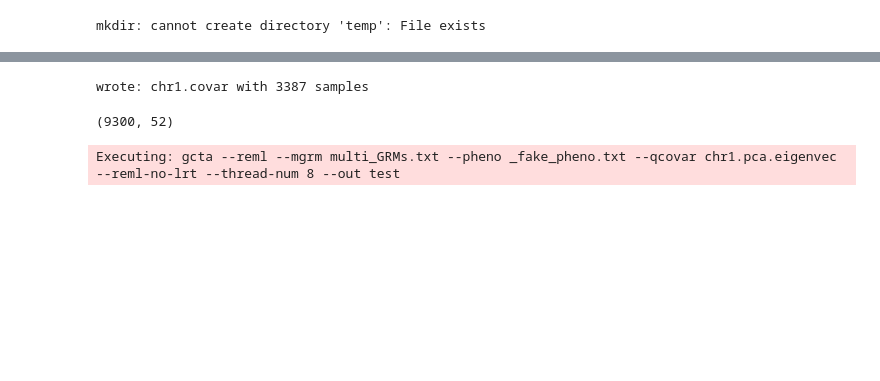
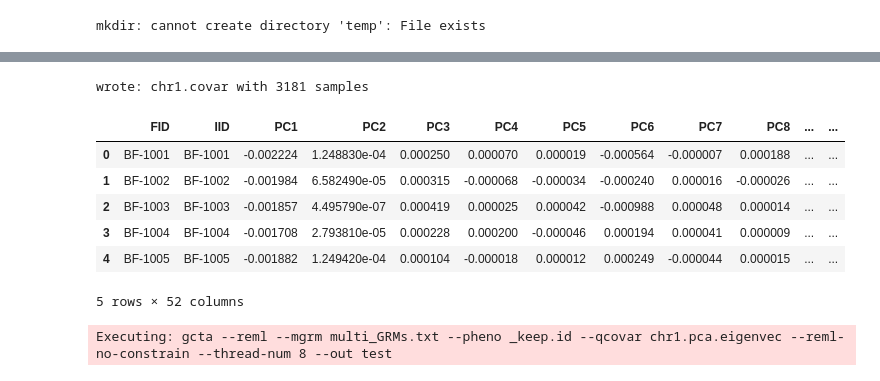
Before and after one commit to dvitale199/rare_variants, a Jupyter notebook: rare_variant_analysis.ipynb, the cells around one changed output, grey strips where cells are left out. Drawn from its saved outputs; the diff is of its cells as text; code cells hidden in the pictures; blank space fills up the shorter version.

```diff
--- a/rare_variant_analysis.ipynb
+++ b/rare_variant_analysis.ipynb
@@ -156,8 +250,11 @@ gcta64 --bfile {mafbinfile}\
+# %%
+for chrnum in range(1,23):
+    pass
 # %%
 # need to rerun for jobs that were killed
 outputs = glob.glob('freq.*.mafbin*.ldbin.score.ld')
 # len(glob.glob('*.ldbin.log'))
-expected_out = ['freq.' + str(i) + '.mafbin' + str(j) + '.ldbin.score.ld' for i in range(1,23) for j in range(1,8)]
+expected_out = ['freq.' + str(i) + '.mafbin' + str(j) + '.ldbin.score.ld' for i in range(1,23) for j in range(1,7)]
 missing = [bed.replace('.ldbin.score.ld', '') for bed in list(set(expected_out) - set(outputs))]
 
 with open('_rerunscript.swarm', 'w') as f:
@@ -175,7 +274,7 @@ gcta64 --bfile {mafbinfile}\
 for chrnum in range(1,23):
     pfile = f'{wgsfolder}/pd.june2019.chr{chrnum}.sqc'
     freqfile = f'freq.{chrnum}'
-    for Indx in range(1,8):
+    for Indx in range(1,7):
         mafbinIndx = f'mafbin{Indx}'
         mafbinfile =  f'{freqfile}.{mafbinIndx}'
 
@@ -195,13 +294,12 @@ for chrnum in range(1,23):
             ldbinIndx = f'{mafbinfile}.ldbin{i}'
             df.loc[df.Group==i, ['SNP']].to_csv(
                 f'{ldbinIndx}', index=False, single_file=True)
-            gctacmd2 = f'\
-            gcta64 --bfile {mafbinfile}\
- --extract {ldbinIndx}\
- --make-grm\
- --out {ldbinIndx}'
-            myfunc.shell_do(gctacmd2)
-            print(gctacmd2)
+#             gctacmd2 = f'\
+#             gcta64 --bfile {mafbinfile}\
+#  --extract {ldbinIndx}\
+#  --make-grm\
+#  --out {ldbinIndx}'
+#             myfunc.shell_do(gctacmd2)
             with open('multi_GRMs.txt', 'a') as f:
                 f.write(f'{ldbinIndx}\n')
         # mafbin information save to mafbinInfo.csv
@@ -215,27 +313,35 @@ for chrnum in range(1,2):
     pcs_df = pd.read_csv(f'chr{chrnum}.pca.eigenvec', sep='\t')
     pcs_df.rename(columns={'#FID':'FID'}, inplace=True)
     covar_df = df[['FID', 'IID', 'AGE', 'FEMALE']].merge(pcs_df, on=['FID','IID'])
-    covar_df.AGE.fillna(covar_df.AGE.mean(), inplace=True)
-    covar_df.FEMALE.fillna(covar_df.FEMALE.median(),inplace=True)
+    covar_df.drop(['AGE','FEMALE'], axis=1, inplace=True)
+#     covar_df.AGE.fillna(covar_df.AGE.mean(), inplace=True)
+#     covar_df.FEMALE.fillna(covar_df.FEMALE.median(),inplace=True)
 #     print(f'dropping {covar_df[covar_df.AGE.isnull()].shape[0]} rows for missing age')
 #     covar_df.dropna(how='any', inplace=True)
     covar_df.to_csv(f'chr{chrnum}.covar', index=False, sep=' ', header=None)
     print(f'wrote: chr{chrnum}.covar with {covar_df.shape[0]} samples')
 # %% [output]
-wrote: chr1.covar with 3387 samples
+wrote: chr1.covar with 3181 samples
-# %%
-pcs_df.shape
-# %% [output]
-(9300, 52)
+# %%
+covar_df.head()
+# %% [output]
+|  | FID | IID | PC1 | PC2 | PC3 | PC4 | PC5 | PC6 | PC7 | PC8 | ... | ... |
+| 0 | BF-1001 | BF-1001 | -0.002224 | 1.248830e-04 | 0.000250 | 0.000070 | 0.000019 | -0.000564 | -0.000007 | 0.000188 | ... | ... |
+| 1 | BF-1002 | BF-1002 | -0.001984 | 6.582490e-05 | 0.000315 | -0.000068 | -0.000034 | -0.000240 | 0.000016 | -0.000026 | ... | ... |
+| 2 | BF-1003 | BF-1003 | -0.001857 | 4.495790e-07 | 0.000419 | 0.000025 | 0.000042 | -0.000988 | 0.000048 | 0.000014 | ... | ... |
+| 3 | BF-1004 | BF-1004 | -0.001708 | 2.793810e-05 | 0.000228 | 0.000200 | -0.000046 | 0.000194 | 0.000041 | 0.000009 | ... | ... |
+| 4 | BF-1005 | BF-1005 | -0.001882 | 1.249420e-04 | 0.000104 | -0.000018 | 0.000012 | 0.000249 | -0.000044 | 0.000015 | ... | ... |
+5 rows × 52 columns
 # %%
-#  --pheno {idfile}\
+#--reml-no-lrt\
+# --reml-inv-mtd 3\
 
 gctacmd3 = f'\
 gcta --reml\
  --mgrm multi_GRMs.txt\
- --pheno _fake_pheno.txt\
+ --pheno {idfile}\
  --qcovar chr1.pca.eigenvec\
- --reml-no-lrt\
+ --reml-no-constrain\
  --thread-num 8\
  --out test'
 myfunc.shell_do(gctacmd3)
@@ -244,6 +350,6 @@ myfunc.shell_do(gctacmd3)
 #     f.write('#!/bin/bash\n')
 #     f.write(f'{gctacmd3}\n')
 # %% [output]
-Executing: gcta --reml --mgrm multi_GRMs.txt --pheno _fake_pheno.txt --qcovar chr1.pca.eigenvec --reml-no-lrt --thread-num 8 --out test
+Executing: gcta --reml --mgrm multi_GRMs.txt --pheno _keep.id --qcovar chr1.pca.eigenvec --reml-no-constrain --thread-num 8 --out test
 # %%
 !sbatch --mem=100g --cpus-per-task=64 _reml_script.sh
```
Also changed, not shown: parts of 20 cells of this notebook.
